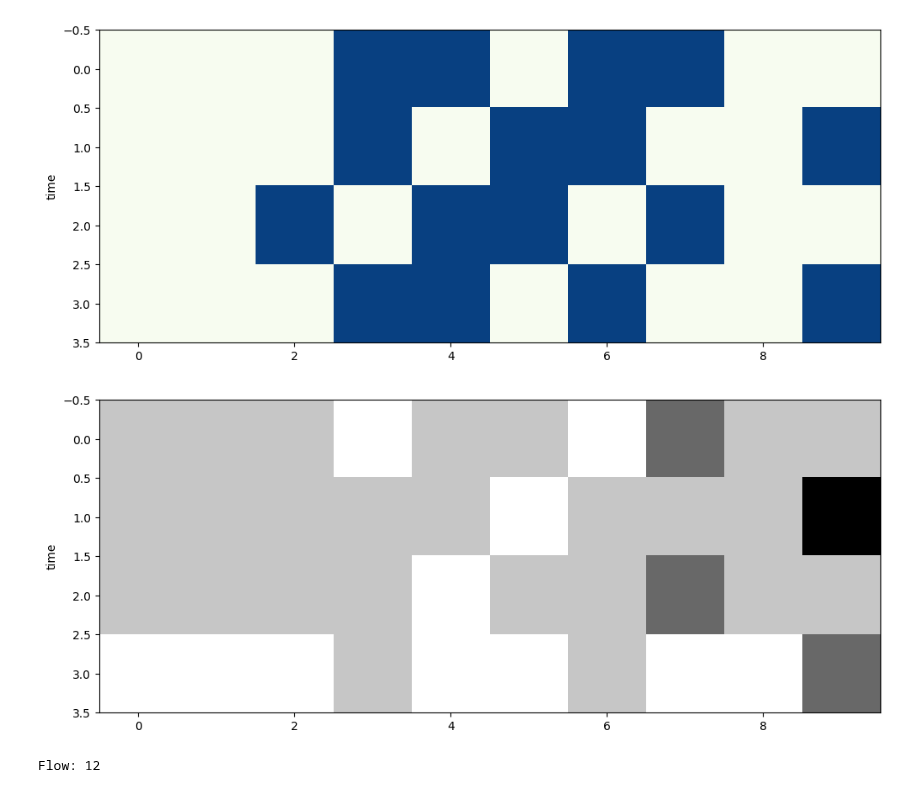
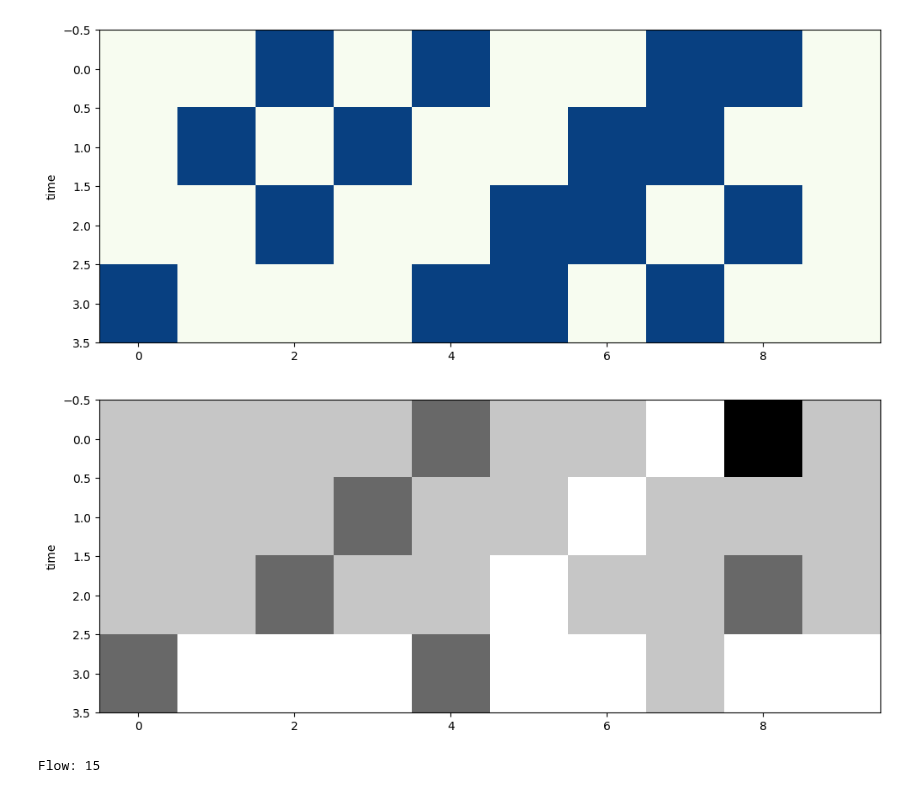
Before and after one commit to ThomasTenDamme/CSS-Group1, a Jupyter notebook: nb.ipynb, the cells around one changed output. Saved outputs shown, nothing was run; the diff lists cells and outputs as text; code cells hidden in the pictures.

```diff
--- a/nb.ipynb
+++ b/nb.ipynb
@@ -164,50 +54,29 @@ KeyboardInterrupt:
 # %%
-importlib.reload(modules)
-from modules import run_model_stochastic
-from modules import calculate_flow_nasch
-
-p = 0.4
+p = 0.5
 L = 10
 T = int(L / 2)
 T = 3
 n = 1
 
-lifespan_counter, jam_size_counter, evolutions = run_model_stochastic(p, L, T, n, v_max=3, p_slowdown = 0, return_evolutions=True)
-
-# plt.figure(figsize=(12,6))
-# plt.title(f'Jam Lifespans')
-# plt.loglog(range(1, int(max(lifespan_counter.keys()))), [lifespan_counter[i] for i in range(1, int(max(lifespan_counter.keys())))], 'o')
-# plt.xlabel('Jam lifespan')
-# plt.ylabel('Number of jams')
-
-# # Add a vertical line at T
-# plt.axvline(x=T, color='red', linestyle='--')
-# plt.show()
-
-# plt.figure(figsize=(12,6))
-# plt.title(f'Jam Sizes')
-# plt.loglog(range(1, int(max(jam_size_counter.keys()))), [jam_size_counter[i] for i in range(1, int(max(jam_size_counter.keys())))], 'o')
-# plt.xlabel('Jam size')
-# plt.ylabel('Number of jams')
-# plt.show()
+lifespan_counter, jam_size_counter, evolutions = modules.run_model_stochastic(p, L, T, n, v_max=3, p_slowdown = 0, return_evolutions=True)
 
 evolution = evolutions[0]
 
 location_evolution = [[x[0] for x in line] for line in evolution]
 speed_evolution = [[x[1] for x in line] for line in evolution]
 
-flow = calculate_flow_nasch(evolution)
+flow = modules.calculate_flow_nasch(evolution)
 
 # plot the car evolution
 fig, ax = plt.subplots(figsize=(12, 6))  # Adjust the size as needed
 cpl.plot(location_evolution, colormap='GnBu')
 
 fig, ax = plt.subplots(figsize=(12, 6))  # Adjust the size as needed
 cpl.plot(speed_evolution, colormap='Grays')
 
 print(f"Flow: {flow}")
 # %% [output]
-[figure, old version]
+[figure, new version]
-[figure, old version]
+[figure, new version]
-Flow: 12
+Flow: 15
 # %%
```
Also changed, not shown: parts of 11 cells of this notebook, 1 other file.
